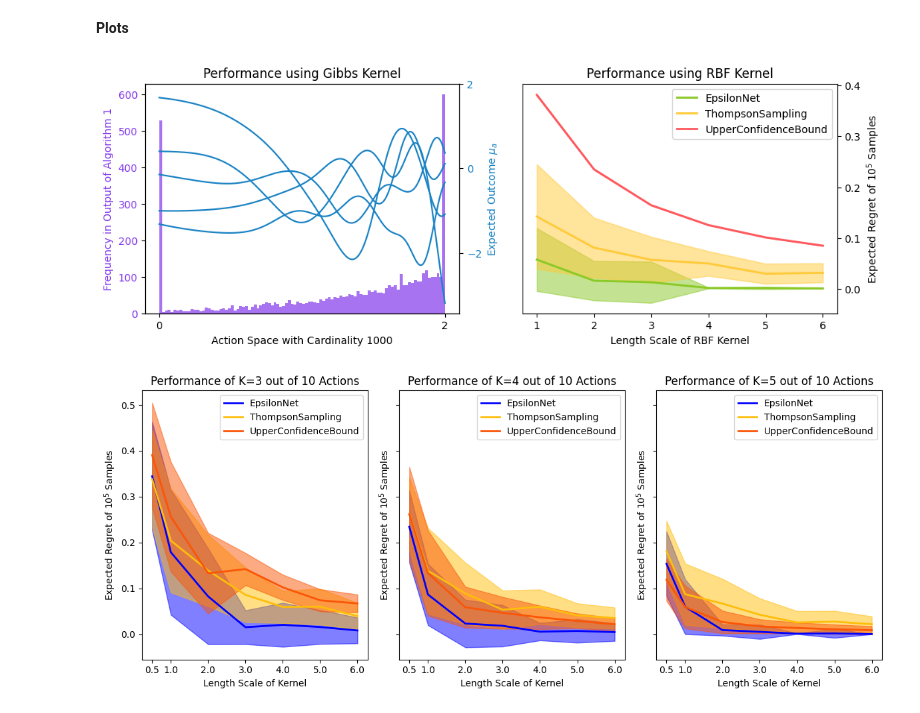
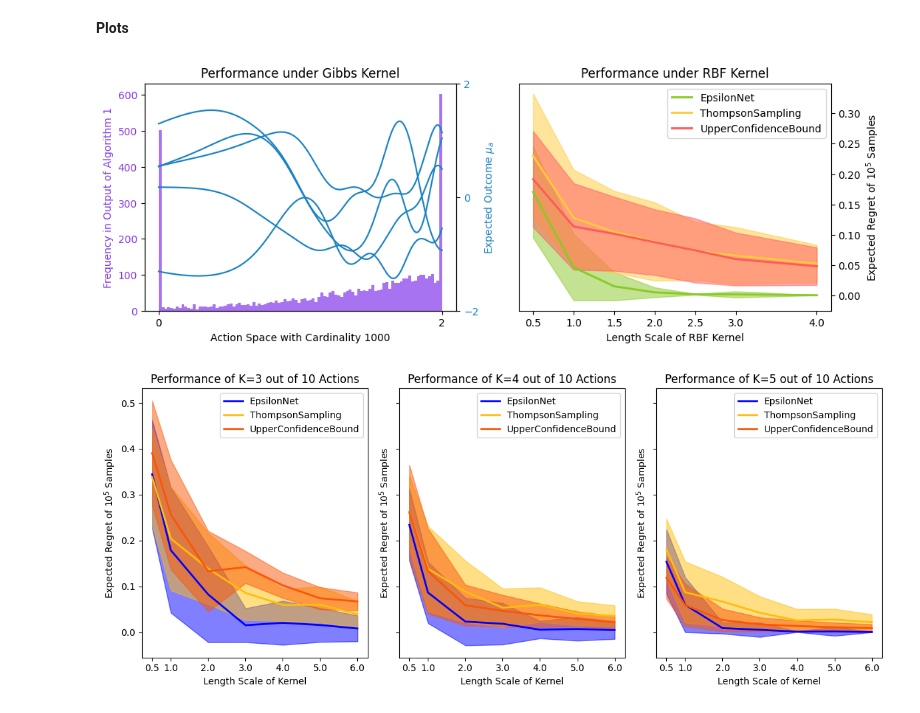
Before and after one commit to Quan-Zhou/MAB, a Jupyter notebook: RKHScombinatorial.ipynb, the cells around one changed output. Cells and saved outputs as stored; diff of their text form; code cells hidden in the pictures.

```diff
--- a/RKHScombinatorial.ipynb
+++ b/RKHScombinatorial.ipynb
@@ -214,7 +396,7 @@ Name: EmpiricialRegret, dtype: object
 **Plots**
 # %%
 report=pd.read_csv('report15.csv')
-length_range=[1,2,3,4,5,6]
+length_range=[0.5,1,1.5,2,2.5,3,4]
 # %%
 num_points=1000
 gibbs=gibbsmatrix(num_points=num_points)
@@ -245,7 +427,7 @@ for m in methods:
     axes[i].fill_between(length_range, mean-std, mean+std, color=colormap[m],alpha=0.5)
 
 # axes[i].set_ylim([-0.05,0.5])
-axes[i].set_title('Performance using RBF Kernel') #"K={} out of 15 Actions".format(krange[i])
+axes[i].set_title('Performance under RBF Kernel') #"K={} out of 15 Actions".format(krange[i])
 axes[i].set_xlabel("Length Scale of RBF Kernel")
 axes[i].set_xticks(length_range)
 axes[i].set_ylabel(r"Expected Regret of $10^5$ Samples")
@@ -264,35 +446,35 @@ bin_size = 10
 num_bins = num_points // bin_size
 grouped_histogram = [sum(all_counts[i] for i in range(b * bin_size, (b + 1) * bin_size)) for b in range(num_bins)]
 # Plot the grouped histogram
 axes[i].bar([b * bin_size + bin_size/2  for b in range(num_bins)], grouped_histogram, width=bin_size,alpha=0.7,color=color1)
 axes[i].set_xlabel('Action Space with Cardinality {}'.format(num_points))
 axes[i].set_xticks([0,999])
 axes[i].set_xticklabels([0,2])
 axes[i].set_ylabel('Frequency in Output of Algorithm 1', color=color1)
 axes[i].tick_params(axis='y', labelcolor=color1)
-axes[i].set_title('Performance using Gibbs Kernel')
+axes[i].set_title('Performance under Gibbs Kernel')
 
 # Second y-axis
 ax2 = axes[i].twinx()
 color2 = '#1982c4' #"#2a9d8f"
 ax2.set_ylabel(r'Expected Outcome $\mu_a$', color=color2)
 batch_size=5
 fun=GPfunctions_Epsilon(K=1,actionspace=actionspace,kernel=kernel)
 fun_samples=fun.samples(size=batch_size)
 for i in range(batch_size):
     ax2.plot([*range(num_points)],fun_samples[i,:],color=color2)
 ax2.set_yticks([2, 0, -2])  # set the tick positions
 ax2.tick_params(axis='y', labelcolor=color2)
 
 # Save plot as a PDF without margins
 plt.subplots_adjust(wspace=None)
 plt.savefig("RKHS_baselines.pdf", format="pdf", bbox_inches='tight', pad_inches=0, transparent=True)
 
 # Adjust layout
 # plt.tight_layout()
 plt.show()
 # %% [output]
-[figure, old version]
+[figure, new version]
 # %%
 fig, axes = plt.subplots(1,3,figsize=(12, 5),sharey=True)  # (rows, cols)
 methods = ['epsilon','ts','ucb']
```
Also changed, not shown: parts of 23 cells of this notebook, 6 other files.
